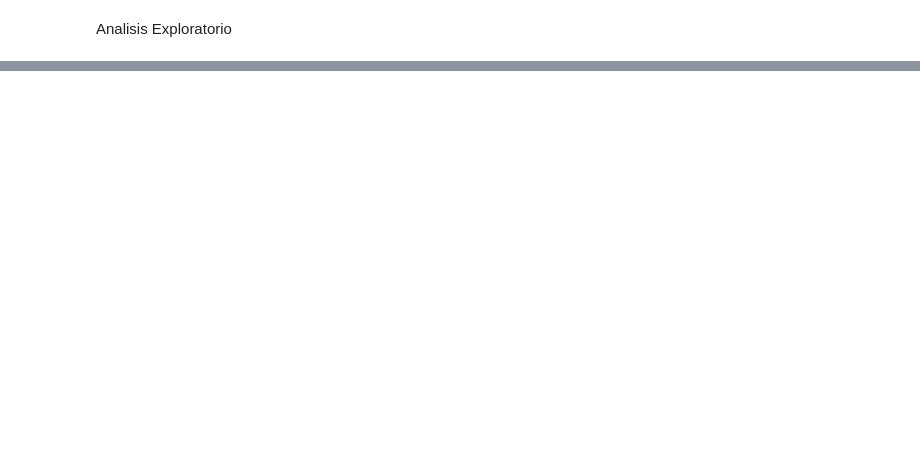
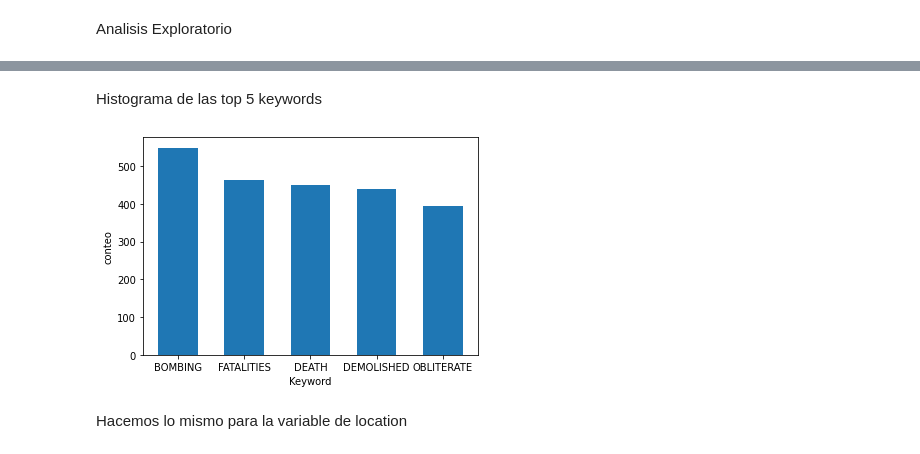
Before and after one commit to andreluchi/lab5datas, a Jupyter notebook: lab5.ipynb, the cells around one changed output, grey strips where cells are left out. Drawn from its saved outputs; the diff is of its cells as text; code cells hidden in the pictures; blank space fills up the shorter version.

```diff
--- a/lab5.ipynb
+++ b/lab5.ipynb
@@ -258,0 +425,3 @@ ValueError: not enough values to unpack (expected 2, got 1)
+# %%
+fr = Counter(keyword2.split())
+fr
@@ -258,0 +446,16 @@ ValueError: not enough values to unpack (expected 2, got 1)
+# %% [markdown]
+Histograma de las top 5 keywords
+# %%
+N = 5
+res = dict(sorted(fr.items(), key = itemgetter(1), reverse = True)[:N])
+
+fig, ax = plt.subplots()
+plt.bar(res.keys(), res.values(), width = 0.6)
+
+ax.set_ylabel('conteo')
+ax.set_xlabel('Keyword')
+plt.show()
+# %% [output]
+[figure, added]
+# %% [markdown]
+Hacemos lo mismo para la variable de location
```
Also changed, not shown: parts of 119 cells of this notebook, 2 other files.
